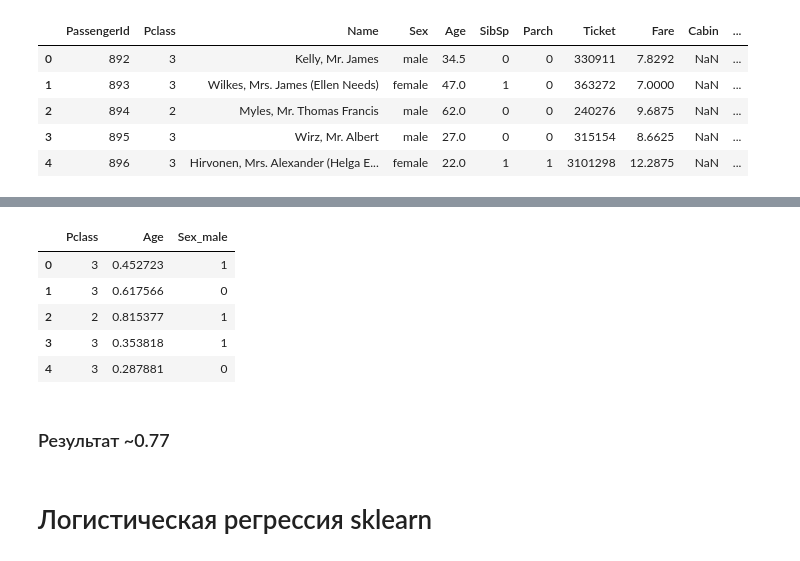
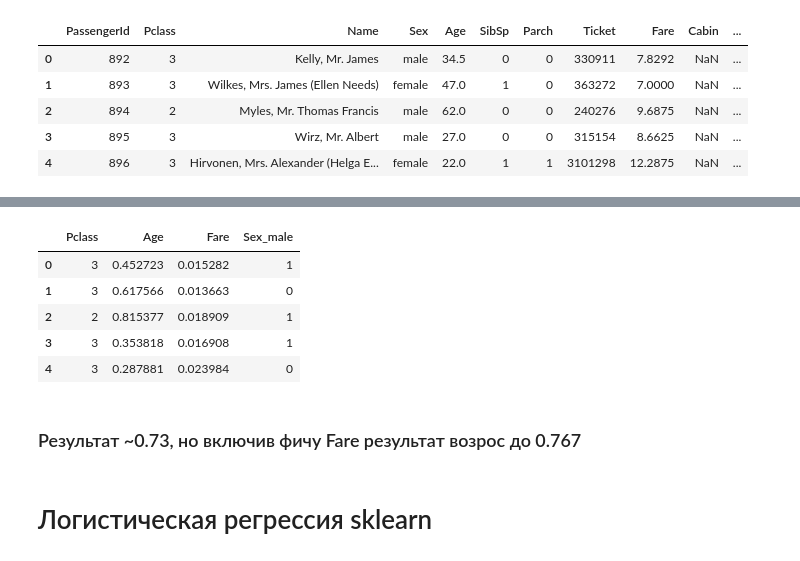
Before and after one commit to shehamane/kurilib-ml, a Jupyter notebook: titanic.ipynb, the cells around one changed output, grey strips where cells are left out. Drawn from its saved outputs; the diff is of its cells as text; code cells hidden in the pictures.

```diff
--- a/titanic.ipynb
+++ b/titanic.ipynb
@@ -68,24 +99,24 @@ test_df.head()
 # %%
 predicts_df = pd.DataFrame(test_df['PassengerId'])
 # %%
-test_df = test_df.drop(columns=['PassengerId', 'Name', 'Ticket', 'Fare', 'Cabin', 'Embarked', 'SibSp', 'Parch'])
+test_df = test_df.drop(columns=['PassengerId', 'Name', 'Ticket', 'Cabin', 'Embarked', 'SibSp', 'Parch'])
 test_df = pd.get_dummies(test_df, columns=['Sex']).drop(columns='Sex_female')
-test_df = test_df.fillna({'Age': test_df['Age'].median()})
-normalize_columns(test_df, columns=['Age'])
+test_df = test_df.fillna({'Age': test_df['Age'].median(), 'Fare': test_df['Age'].mean()})
+normalize_columns(test_df, columns=['Age', 'Fare'])
 test_df.head()
 # %% [output]
-|  | Pclass | Age | Sex_male |
-| 0 | 3 | 0.452723 | 1 |
-| 1 | 3 | 0.617566 | 0 |
-| 2 | 2 | 0.815377 | 1 |
-| 3 | 3 | 0.353818 | 1 |
-| 4 | 3 | 0.287881 | 0 |
+|  | Pclass | Age | Fare | Sex_male |
+| 0 | 3 | 0.452723 | 0.015282 | 1 |
+| 1 | 3 | 0.617566 | 0.013663 | 0 |
+| 2 | 2 | 0.815377 | 0.018909 | 1 |
+| 3 | 3 | 0.353818 | 0.016908 | 1 |
+| 4 | 3 | 0.287881 | 0.023984 | 0 |
 # %%
 predicts_df['Survived'] = (gd.predict(test_df) > 0.5).astype(int)
 # %%
 predicts_df.to_csv('predicts.csv', index=False)
 # %% [markdown]
-### Результат ~0.77
+### Результат ~0.73, но включив фичу Fare результат возрос до 0.767
 # %% [markdown]
 # Логистическая регрессия sklearn
 # %%
```
Also changed, not shown: parts of 19 cells of this notebook, 6 other files.
